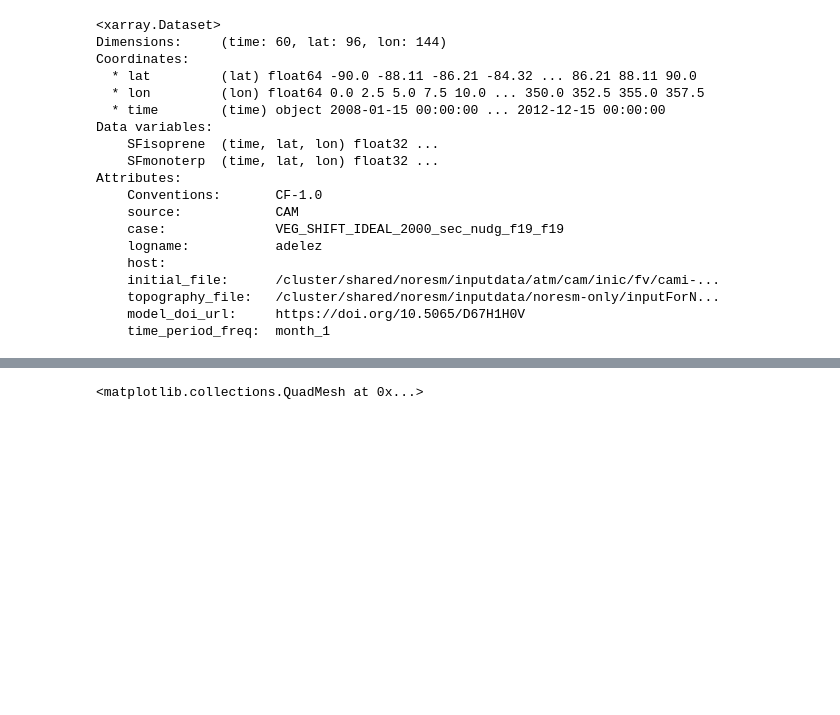
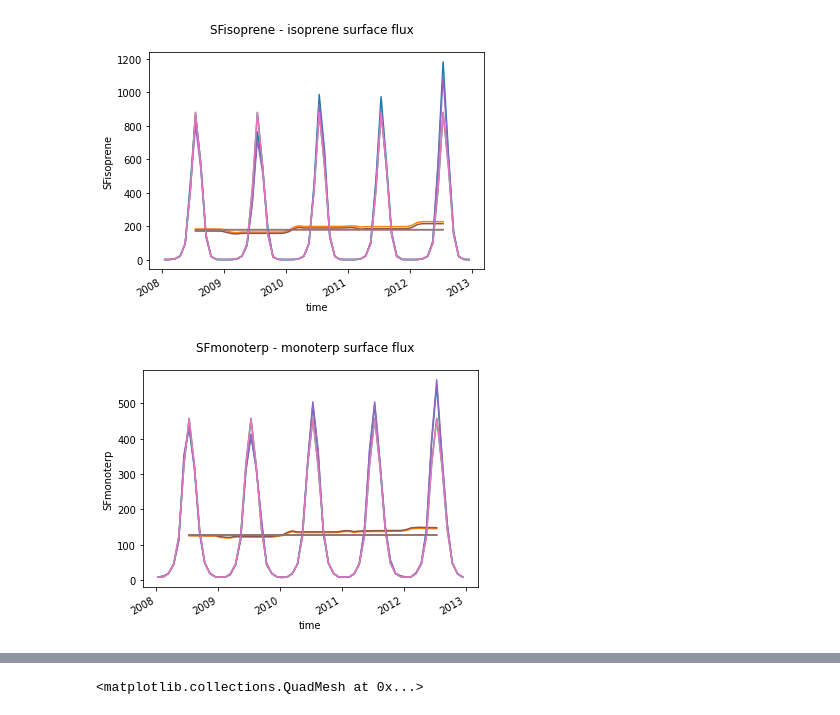
Before and after one commit to adelezaini/MasterThesis, a Jupyter notebook: notebooks/output/IDEAL-ON_BVOC.ipynb, the cells around one changed output, grey strips where cells are left out. Cells and saved outputs as stored; diff of their text form; code cells hidden in the pictures; blank space fills up the shorter version.

Commit message:
First look on atm output

```diff
--- a/notebooks/output/IDEAL-ON_BVOC.ipynb
+++ b/notebooks/output/IDEAL-ON_BVOC.ipynb
@@ -10,28 +9,24 @@ import matplotlib.pyplot as plt
 import sys; sys.path.append("..")
 # %%
 processed_path = '../../processed-data/postprocessing/' #/Users/adelezaini/Desktop/master-thesis/processed-data/output/IDEAL-ON_BVOC_20082012.nc
-casename = 'VEG_SHIFT_IDEAL_2000_sec_nudg_f19_f19' #/Users/adelezaini/Desktop/master-thesis/notebooks/output/IDEAL-ON_BVOC.ipynb
-casealias = 'IDEAL-ON'
+casealias = ['IDEAL-ON', 'IDEAL-OFF', 'REAL-ON', 'REAL-OFF'] #CTRL
 date = '20082012'
-ds = xr.open_dataset(processed_path+casealias+'_'+'BVOC_'+date+'.nc')
-ds
+
+ds_dict = {}
+for case in casealias:
+    ds_dict[case] = xr.open_dataset(processed_path+case+'_'+'BVOC_'+date+'.nc')
-# %% [output]
-<xarray.Dataset>
-Dimensions:     (time: 60, lat: 96, lon: 144)
-Coordinates:
-  * lat         (lat) float64 -90.0 -88.11 -86.21 -84.32 ... 86.21 88.11 90.0
-  * lon         (lon) float64 0.0 2.5 5.0 7.5 10.0 ... 350.0 352.5 355.0 357.5
-  * time        (time) object 2008-01-15 00:00:00 ... 2012-12-15 00:00:00
-Data variables:
-    SFisoprene  (time, lat, lon) float32 ...
-    SFmonoterp  (time, lat, lon) float32 ...
-Attributes:
-    Conventions:       CF-1.0
-    source:            CAM
-    case:              VEG_SHIFT_IDEAL_2000_sec_nudg_f19_f19
-    logname:           adelez
-    host:
-    initial_file:      /cluster/shared/noresm/inputdata/atm/cam/inic/fv/cami-...
-    topography_file:   /cluster/shared/noresm/inputdata/noresm-only/inputForN...
-    model_doi_url:     https://doi.org/10.5065/D67H1H0V
-    time_period_freq:  month_1
+# %%
+lnd_frac = ds_dict[casealias[0]].LANDFRAC.isel(time=0)
+# %%
+variables = ['SFisoprene', 'SFmonoterp']
+
+for var in variables:
+    for case in casealias:
+        ds = ds_dict[case]
+        ds[var].where(lnd_frac>0.).where(ds.lat>45.).mean('lon').mean('lat').plot()
+        ds[var].where(lnd_frac>0.).where(ds.lat>45.).mean('lon').mean('lat').chunk({'time': None}).rolling(time=12, center=True).mean().plot(label = case+var)
+    plt.suptitle(var+' - '+ds[var].long_name)
+    plt.show()
+# %% [output]
+[figure, added]
+[figure, added]
```
Also changed, not shown: parts of 2 cells of this notebook.
